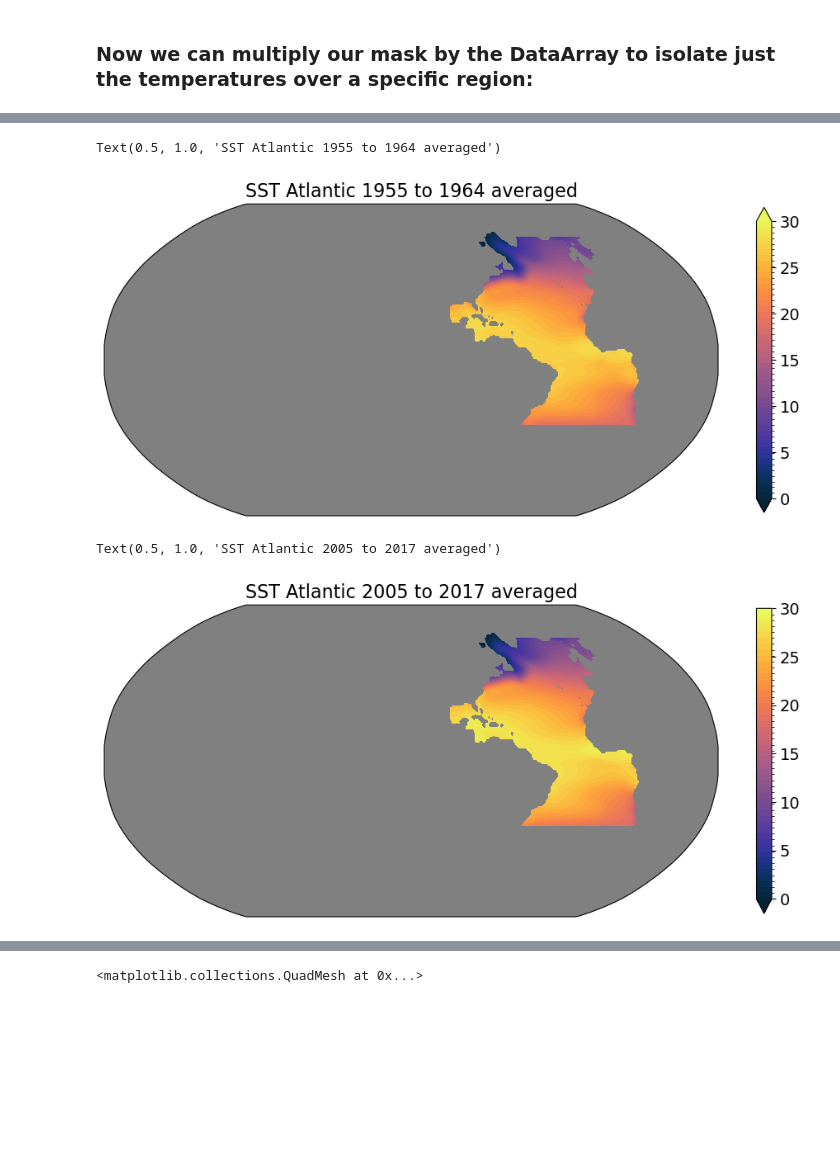
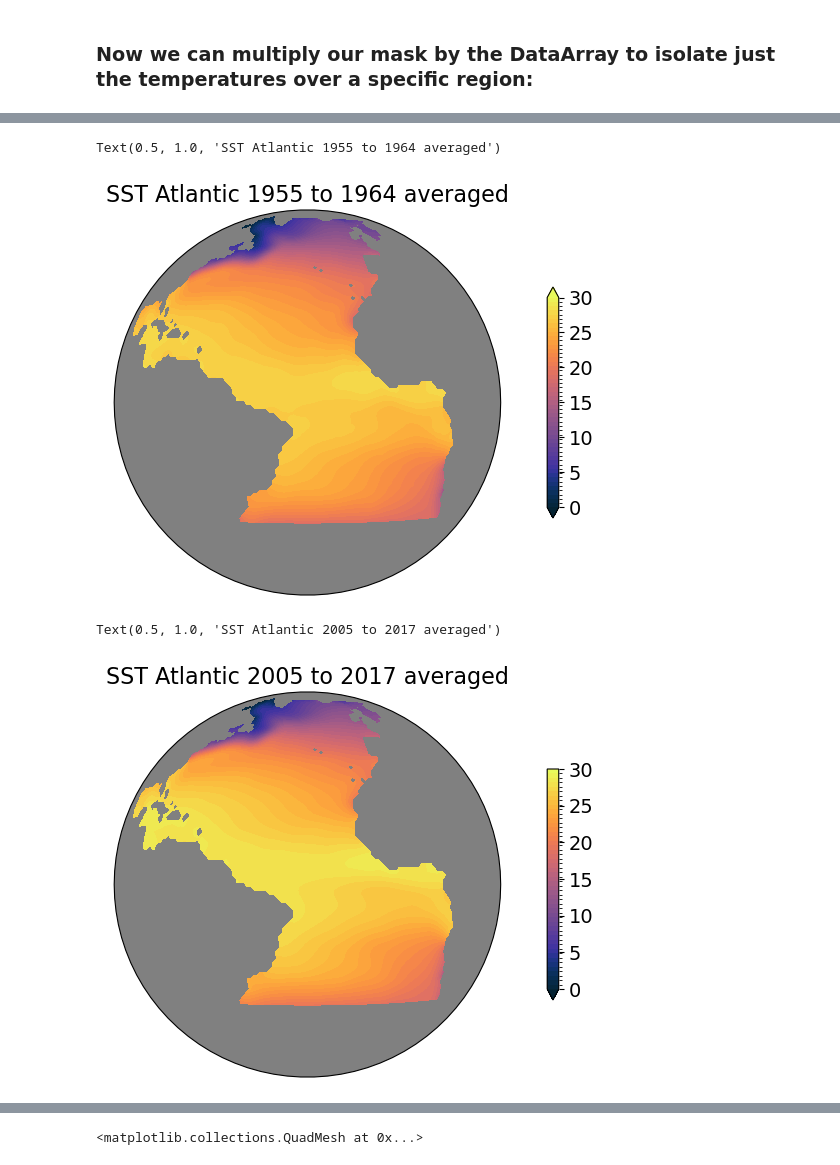
Before and after one commit to EES-3506-5506/Kelly_FinalPrG1, a Jupyter notebook: notebooks/Getting_Started.ipynb, the cells around one changed output, grey strips where cells are left out. Cells and saved outputs as stored; diff of their text form; code cells hidden in the pictures; blank space fills up the shorter version.

```diff
--- a/notebooks/Getting_Started.ipynb
+++ b/notebooks/Getting_Started.ipynb
@@ -189,28 +190,27 @@ PandasIndex
 PandasIndex(Index([-179.5, -178.5, -177.5, -176.5, -175.5, -174.5, -173.5, -172.5, -171.5, -170.5, ... 170.5, 171.5, 172.5, 173.5, 174.5, 175.5, 176.5, 177.5, 178.5, 179.5], dtype='float32', name='lon ...
 Attributes: (0)
 # %%
-subplot_kws = dict(projection=ccrs.Robinson(central_longitude=-120),facecolor='grey')
+subplot_kws = dict(projection=ccrs.Geostationary(central_longitude=-30),facecolor='grey')
 
-plt.figure(figsize=[12,8])
+plt.figure(figsize=[12,5])
 
 p = woa18_1955_64_atlantic.isel(depth=0).plot.contourf(x='lon',y='lat',
                          cmap=cmocean.cm.thermal,
                          vmin=0,vmax=30,extend = 'both', levels=50,
                          subplot_kws = subplot_kws,
                          transform=ccrs.PlateCarree(),
                          add_colorbar=False)
 
 # add separate colorbar
 cb = plt.colorbar(p, ticks=[0,5,10,15,20,25,30], shrink=0.6)
 cb.ax.tick_params(labelsize=14)
 plt.title("SST Atlantic 1955 to 1964 averaged",fontsize=16)
 # %% [output]
 Text(0.5, 1.0, 'SST Atlantic 1955 to 1964 averaged')
-[figure, old version]
+[figure, new version]
 # %%
-subplot_kws = dict(projection=ccrs.Robinson(central_longitude=-120),facecolor='grey')
-
-plt.figure(figsize=[12,8])
+subplot_kws = dict(projection=ccrs.Geostationary(central_longitude=-30),facecolor='grey')
+plt.figure(figsize=[12,5])
 
 p = woa18_2005_17_atlantic.isel(depth=0).plot.contourf(x='lon',y='lat',
                          cmap=cmocean.cm.thermal,
@@ -225,5 +225,5 @@ cb.ax.tick_params(labelsize=14)
 plt.title("SST Atlantic 2005 to 2017 averaged",fontsize=16)
 # %% [output]
 Text(0.5, 1.0, 'SST Atlantic 2005 to 2017 averaged')
-[figure, old version]
+[figure, new version]
 # %%
```
Also changed, not shown: parts of 21 cells of this notebook.
